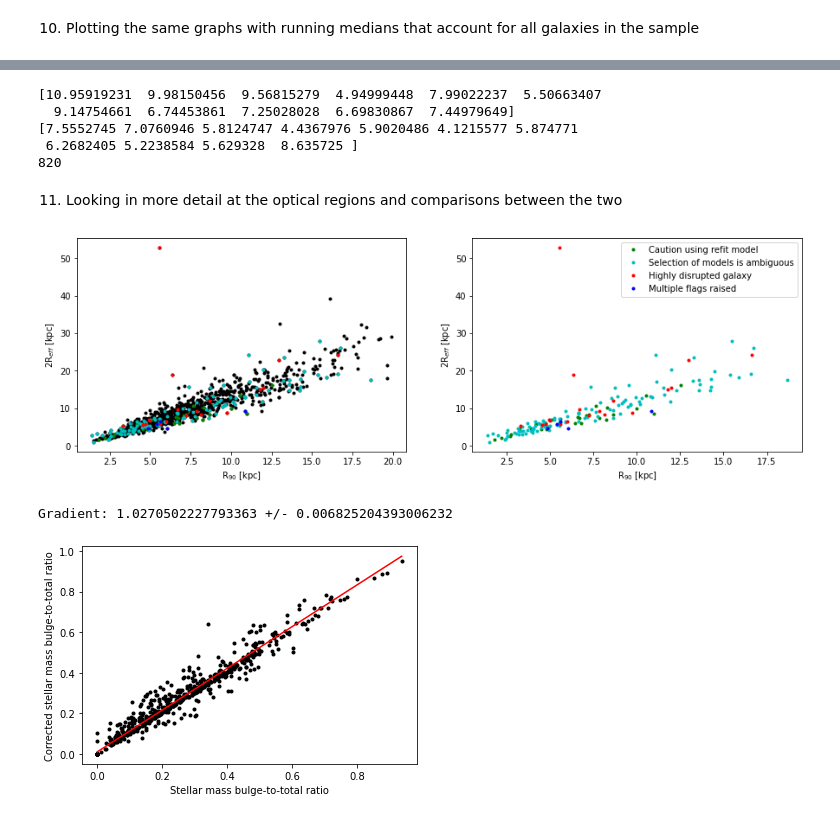
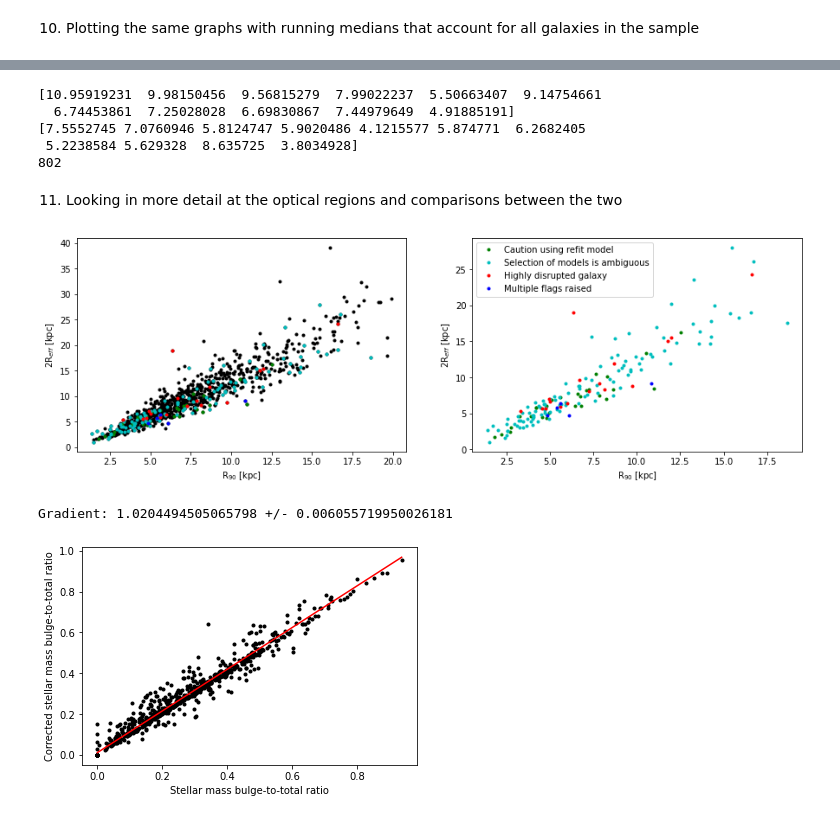
Before and after one commit to Luke-Williams-01/Luke-Williams-01, a Jupyter notebook: ICRARproject.ipynb, the cells around one changed output, grey strips where cells are left out. Drawn from its saved outputs; the diff is of its cells as text; code cells hidden in the pictures.

```diff
--- a/ICRARproject.ipynb
+++ b/ICRARproject.ipynb
@@ -94,0 +92,20 @@ GASS = np.delete(GASS_conf, np.where((NUVr_conf < 0)))
+# %%
+# Removing any galaxies that remain without defined NUV-r values
+GASS_nuv = np.delete(GASS_conf, np.where((NUVr_conf < 0)))
+zSDSS_nuv = np.delete(zSDSS_conf, np.where((NUVr_conf < 0)))
+Dlum_nuv = np.delete(Dlum_conf, np.where((NUVr_conf < 0)))
+lgMstar_nuv = np.delete(lgMstar_conf, np.where((NUVr_conf < 0)))
+petro90r_nuv = np.delete(petro90r_conf, np.where((NUVr_conf < 0)))
+lgmust_nuv = np.delete(lgmust_conf, np.where((NUVr_conf < 0)))
+NUVr_nuv = np.delete(NUVr_conf, np.where((NUVr_conf < 0)))
+lgSFR_tot_median_nuv = np.delete(lgSFR_tot_median_conf, np.where((NUVr_conf < 0)))
+SFR_best_nuv = np.delete(SFR_best_conf, np.where((NUVr_conf < 0)))
+lgMHI_nuv = np.delete(lgMHI_conf, np.where((NUVr_conf < 0)))
+lgGF_nuv = np.delete(lgGF_conf, np.where((NUVr_conf < 0)))
+HI_FLAG_nuv = np.delete(HI_FLAG_conf, np.where((NUVr_conf < 0)))
+HIsrc_nuv = np.delete(HIsrc_conf, np.where((NUVr_conf < 0)))
+reD_r_nuv = np.delete(reD_r_conf, np.where((NUVr_conf < 0)))
+MFlag_nuv = np.delete(MFlag_conf, np.where((NUVr_conf < 0)))
+BtoMCorr_nuv = np.delete(BtoMCorr_conf, np.where((NUVr_conf < 0)))
+BtoM_nuv = np.delete(BtoM_conf, np.where((NUVr_conf < 0)))
+print('Number of galaxies now present in the dataset:', len(HI_FLAG_nuv))
@@ -94,0 +114,20 @@ GASS = np.delete(GASS_conf, np.where((NUVr_conf < 0)))
+# %%
+# Removing any galaxies that remain without defined SFR values
+GASS = np.delete(GASS_nuv, np.where((SFR_best_nuv < 0)))
+zSDSS = np.delete(zSDSS_nuv, np.where((SFR_best_nuv < 0)))
+Dlum = np.delete(Dlum_nuv, np.where((SFR_best_nuv < 0)))
+lgMstar = np.delete(lgMstar_nuv, np.where((SFR_best_nuv < 0)))
+petro90r = np.delete(petro90r_nuv, np.where((SFR_best_nuv < 0)))
+lgmust = np.delete(lgmust_nuv, np.where((SFR_best_nuv < 0)))
+NUVr = np.delete(NUVr_nuv, np.where((SFR_best_nuv < 0)))
+lgSFR_tot_median = np.delete(lgSFR_tot_median_nuv, np.where((SFR_best_nuv < 0)))
+SFR_best = np.delete(SFR_best_nuv, np.where((SFR_best_nuv < 0)))
+lgMHI = np.delete(lgMHI_nuv, np.where((SFR_best_nuv < 0)))
+lgGF = np.delete(lgGF_nuv, np.where((SFR_best_nuv < 0)))
+HI_FLAG = np.delete(HI_FLAG_nuv, np.where((SFR_best_nuv < 0)))
+HIsrc = np.delete(HIsrc_nuv, np.where((SFR_best_nuv < 0)))
+reD_r = np.delete(reD_r_nuv, np.where((SFR_best_nuv < 0)))
+MFlag = np.delete(MFlag_nuv, np.where((SFR_best_nuv < 0)))
+BtoMCorr = np.delete(BtoMCorr_nuv, np.where((SFR_best_nuv < 0)))
+BtoM = np.delete(BtoM_nuv, np.where((SFR_best_nuv < 0)))
+print('Number of galaxies now present in the dataset:', len(HI_FLAG))
@@ -1138,11 +1179,11 @@ print(Rkpc[0:11])
 effRtor90 = np.where(effRkpc > Rkpc)[0]
 print(len(effRtor90))
 # %% [output]
-[10.95919231  9.98150456  9.56815279  4.94999448  7.99022237  5.50663407
-  9.14754661  6.74453861  7.25028028  6.69830867  7.44979649]
-[7.5552745 7.0760946 5.8124747 4.4367976 5.9020486 4.1215577 5.874771
- 6.2682405 5.2238584 5.629328  8.635725 ]
-820
+[10.95919231  9.98150456  9.56815279  7.99022237  5.50663407  9.14754661
+  6.74453861  7.25028028  6.69830867  7.44979649  4.91885191]
+[7.5552745 7.0760946 5.8124747 5.9020486 4.1215577 5.874771  6.2682405
+ 5.2238584 5.629328  8.635725  3.8034928]
+802
 # %% [markdown]
 11) Looking in more detail at the optical regions and comparisons between the two
 # %%
@@ -1181,6 +1222,6 @@ plt.ylabel('2R$_{eff}$ [kpc]')
 plt.xlabel('R$_{90}$ [kpc]')
 plt.legend(loc='best');
 # %% [output]
-[figure, old version]
+[figure, new version]
 # %%
 # From above the populations to be removed are those with ambiguity, highly disrupted galaxies and those with multiple flags raised
@@ -1191,22 +1232,22 @@ Rratio = R90kpc / Reffkpc
 lgRratio = np.log10(Rratio)
 # %%
 # Comparing the Bulge-to-Total and Bulge-to-Total (corrected) data
-BtoMCorrd = np.delete(BtoMCorr, (np.where(MFlag > 2)))
-BtoMrd = np.delete(BtoM, (np.where(MFlag > 2)))
+BtoMCorrd = np.delete(BtoMCorr, (np.where(MFlag > 3)))
+BtoMrd = np.delete(BtoM, (np.where(MFlag > 3)))
 plt.plot(BtoMCorrd, BtoMrd, 'k.')
 plt.ylabel('Corrected stellar mass bulge-to-total ratio')
 plt.xlabel('Stellar mass bulge-to-total ratio')
 x = BtoMCorrd
 p = np.linspace(min(x), max(x), 1000)
 y = BtoMrd
 def linfun(x, m, c):
     return m*x + c
 p0 = np.array([])
 popt, pcov = curve_fit(linfun, x, y)
 plt.plot(p, linfun(p, *popt), 'r-')
 print('Gradient:', popt[0], '+/-', np.sqrt(pcov.diagonal()[0]));
 # %% [output]
-Gradient: 1.0270502227793363 +/- 0.006825204393006232
+Gradient: 1.0204494505065798 +/- 0.006055719950026181
-[figure, old version]
+[figure, new version]
 # %%
 # Cutting the relevant stellar mass properties
```
Also changed, not shown: parts of 21 cells of this notebook.
